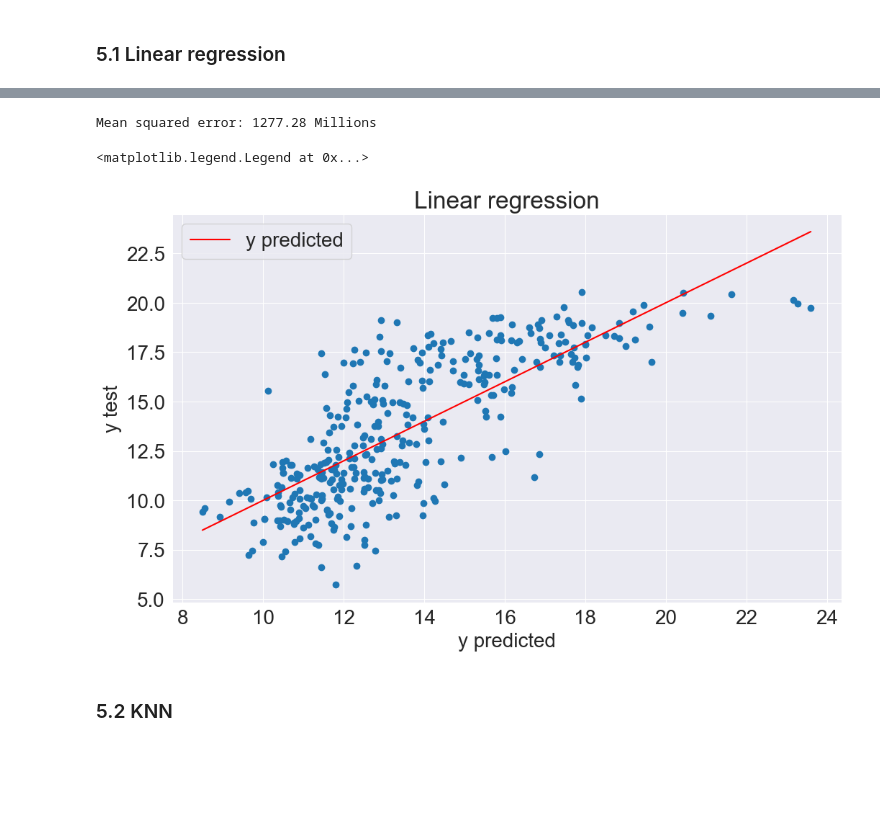
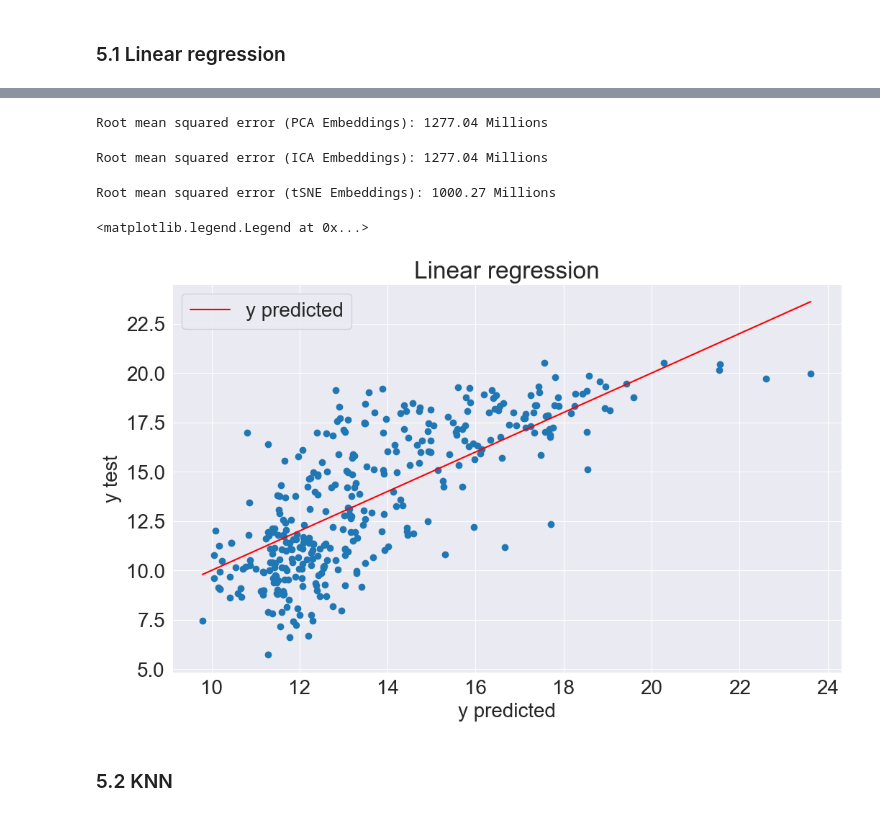
Before and after one commit to Siqi-Hu/LELEC2870-project, a Jupyter notebook: scripts/main.ipynb, the cells around one changed output, grey strips where cells are left out. Drawn from its saved outputs; the diff is of its cells as text; code cells hidden in the pictures; blank space fills up the shorter version.

```diff
--- a/scripts/main.ipynb
+++ b/scripts/main.ipynb
@@ -464,6 +465,7 @@ X1_ica.head()
 # %% [markdown]
 ## 5. Models
 # %%
-X1_pca = torch.load('X1_pca')
-X1_ica = torch.load('X1_ica')
-Y1 = pd.read_csv("Y1.csv", header=None, names=['revenue '])
+X1_pca = torch.load('X1_pca').to_numpy()
+X1_ica = torch.load('X1_ica').to_numpy()
+X1_tsne = torch.load('X1_tsne').to_numpy()
+Y1 = pd.read_csv("Y1.csv", header=None, names=['revenue ']).to_numpy().ravel()
@@ -472,2 +472,6 @@ X_train_pca, X_train_ica, y_train = X1_pca.to_numpy(), X1_ica.to_numpy(), Y1.to_
+# %%
+X_train_pca, X_test_pca, y_train, y_test = train_test_split(X1_pca, Y1, random_state=42, test_size=0.1)
+X_train_ica, X_test_ica, _, _ = train_test_split(X1_ica, Y1, random_state=42, test_size=0.1)
+X_train_tsne, X_test_tsne, _, _ = train_test_split(X1_tsne, Y1, random_state=42, test_size=0.1)
 # %% [markdown]
 ### 5.1 Linear regression
@@ -477 +478,5 @@ LR_model_ica = LinearRegression()
+# %%
+LR_pca = LinearRegression()
+LR_ica = LinearRegression()
+LR_tsne = LinearRegression()
 # %%
@@ -499,21 +493,33 @@ y_pre = np.exp(LR_model_pca.predict(X_test_models))
-# %%
-from sklearn.metrics import mean_squared_error
-print("Mean squared error: %.2f Millions" % (np.sqrt(mean_squared_error(y_test_models,y_pre))/1000000))
-# print(np.exp(np.log(10)))
-# %% [output]
-Mean squared error: 1277.28 Millions
+# %%
+LR_pca.fit(X_train_pca, np.log(1 + y_train))
+y_pred_LR_pca = np.exp(LR_pca.predict(X_test_pca)) - 1
+print("Root mean squared error (PCA Embeddings): {:.2f} Millions".format(np.sqrt(mean_squared_error(y_test, y_pred_LR_pca))/1000000))
+# %% [output]
+Root mean squared error (PCA Embeddings): 1277.04 Millions
+# %%
+LR_ica.fit(X_train_ica, np.log(1 + y_train))
+y_pred_LR_ica = np.exp(LR_ica.predict(X_test_ica)) - 1
+print("Root mean squared error (ICA Embeddings): {:.2f} Millions".format(np.sqrt(mean_squared_error(y_test, y_pred_LR_ica)) / 1000000))
+# %% [output]
+Root mean squared error (ICA Embeddings): 1277.04 Millions
+# %%
+LR_tsne.fit(X_train_tsne, np.log(1 + y_train))
+y_pred_LR_tsne = np.exp(LR_tsne.predict(X_test_tsne)) - 1
+print("Root mean squared error (tSNE Embeddings): {:.2f} Millions".format(np.sqrt(mean_squared_error(y_test, y_pred_LR_tsne))/1000000))
+# %% [output]
+Root mean squared error (tSNE Embeddings): 1000.27 Millions
 # %%
 plt.rc("font", size=20)
 plt.figure(figsize=(12,7))
 plt.title('Linear regression')
 plt.xlabel("y predicted")
 plt.ylabel("y test")
-plt.plot(y_pre,np.log(y_test_models),'o')
-plt.plot(np.linspace(np.min(y_pre),np.max(y_pre),2),np.linspace(np.min(y_pre),np.max(y_pre),2), label="y predicted",color="red")
+plt.plot(np.log(y_pred_LR_tsne), np.log(y_test),'o')
+plt.plot(np.linspace(np.min(np.log(y_pred_LR_tsne)),np.max(np.log(y_pred_LR_tsne)),2),np.linspace(np.min(np.log(y_pred_LR_tsne)),np.max(np.log(y_pred_LR_tsne)),2), label="y predicted",color="red")
 plt.legend()
 # %% [output]
 <matplotlib.legend.Legend at 0x...>
-[figure, old version]
+[figure, new version]
 # %% [markdown]
 ### 5.2 KNN
 # %%
```
Also changed, not shown: parts of 25 cells of this notebook, 1 other file.
